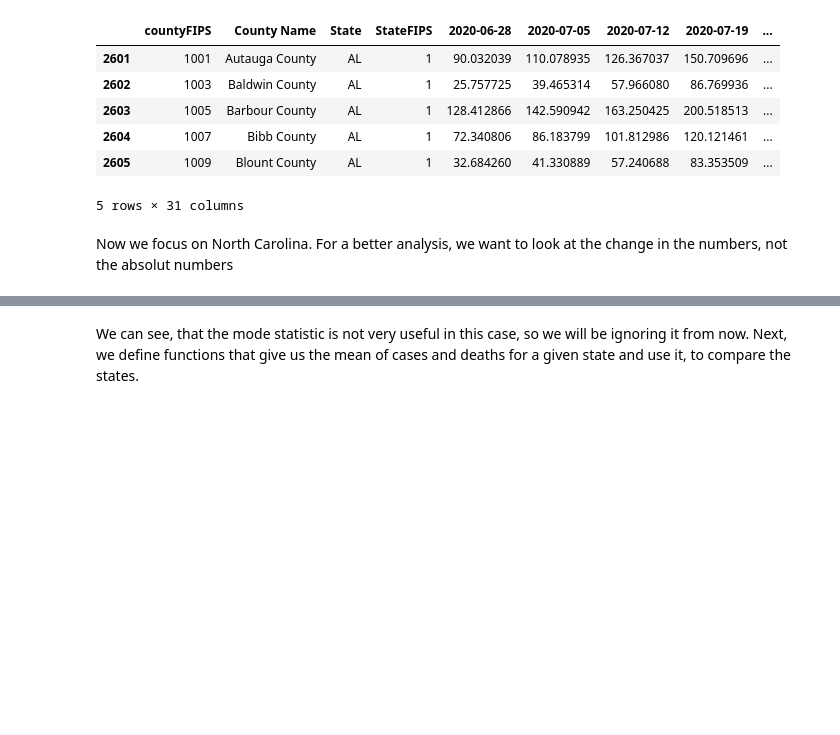
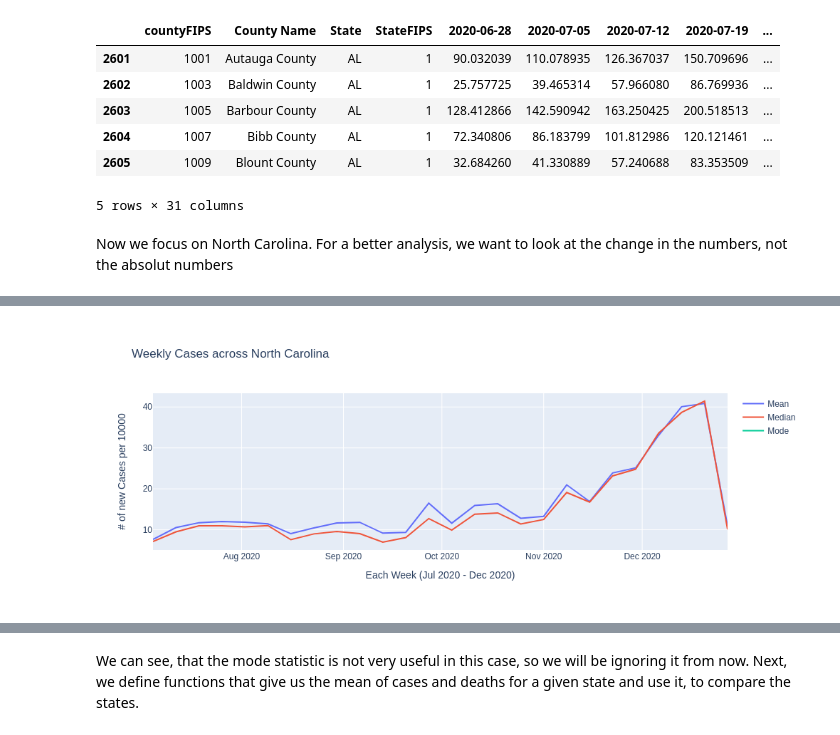
Before and after one commit to usman-z/CSC_405, a Jupyter notebook: JK/Stage_II.ipynb, the cells around one changed output, grey strips where cells are left out. Cells and saved outputs as stored; diff of their text form; code cells hidden in the pictures; blank space fills up the shorter version.

Commit message:
fixed images

```diff
--- a/JK/Stage_II.ipynb
+++ b/JK/Stage_II.ipynb
@@ -8,7 +8,7 @@ LAST_DATE = '2020-12-27'
 STATES = ['NC', 'AL', 'FL', 'CA', 'TX', 'SC']
 FACTOR = 10000 # for normalisation
 PICTURE_HEIGHT = 400
-PICTURE_WIDTH = 600
+PICTURE_WIDTH = 1000
 # %% [markdown]
 Next, we import the data and normalize it.
 # %%
@@ -85,6 +86,5 @@ fig.update_layout(
 )
 
 fig.write_image("images/weekly_case_nc.png")
-
-fig.show()
+Image(filename="images/weekly_case_nc.png")
 # %% [output]
@@ -92,3 +91,4 @@ fig.show()
+[figure, added]
 # %%
 nc_diff_deaths = nc_deaths[selected_date_columns[0::7]].diff(axis=1).drop(FIRST_DATE, axis=1)
 mean = nc_diff_deaths.mean()
```
Also changed, not shown: parts of 9 cells of this notebook, 8 other files.
